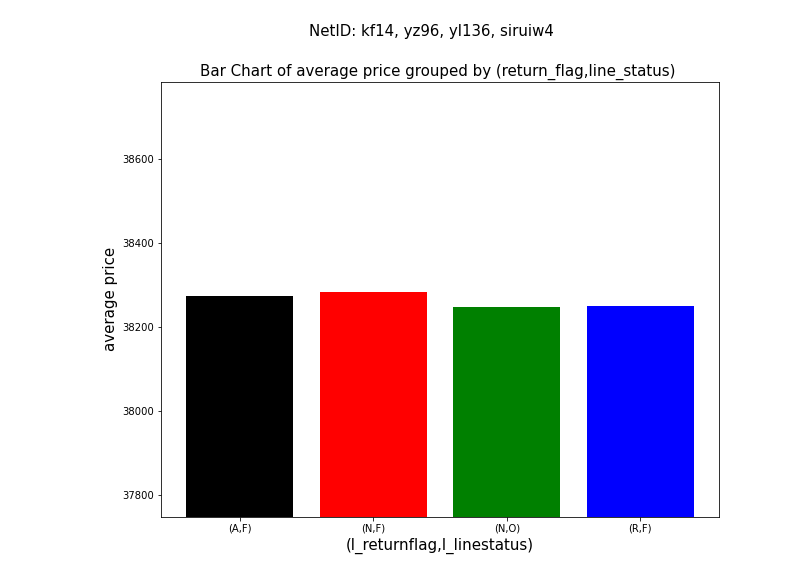
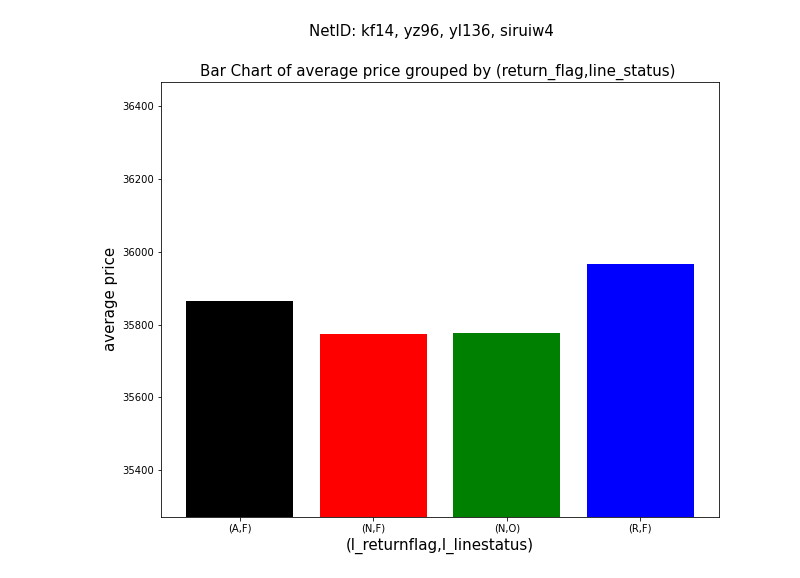
Before and after one commit to yangzho12138/Deep-Online-Aggregation, a Jupyter notebook: deepola/wake/examples/tpch_polars/visual.ipynb, the cells around one changed output. Saved outputs shown, nothing was run; the diff lists cells and outputs as text; code cells hidden in the pictures.

Commit message:
update visual

```diff
--- a/deepola/wake/examples/tpch_polars/visual.ipynb
+++ b/deepola/wake/examples/tpch_polars/visual.ipynb
@@ -12,8 +12,8 @@ from matplotlib.animation import FuncAnimation
 from matplotlib import animation
 from IPython.display import clear_output
 # %%
-def visualization():
-    result = run_thread("q1",1, "../../resources/tpc-h/data/scale=1/partition=10/tbl/")
+def visualization_tbl():
+    result = run_thread("q1",1, "../../resources/tpc-h/data/scale=0.05/partition=5/tbl/")
 
     for record in result:
         buf = io.StringIO(record)
@@ -39,6 +39,6 @@ def visualization():
         time.sleep(0.5)
         plt.pause(0.5)
 # %%
-visualization()
+visualization_tbl()
 # %% [output]
-[figure, old version]
+[figure, new version]
```
Also changed, not shown: parts of 4 cells of this notebook.
